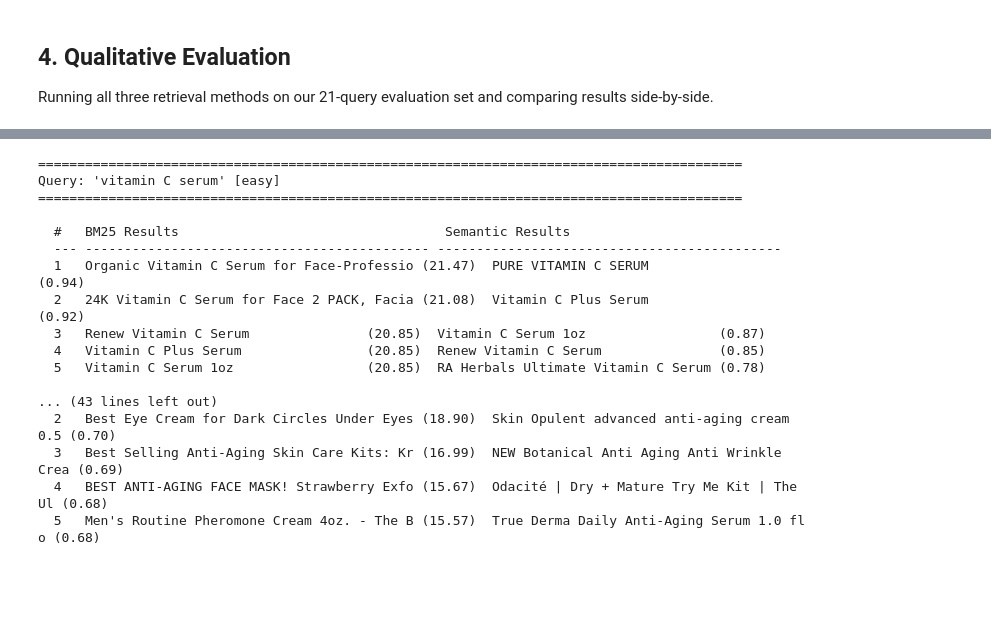
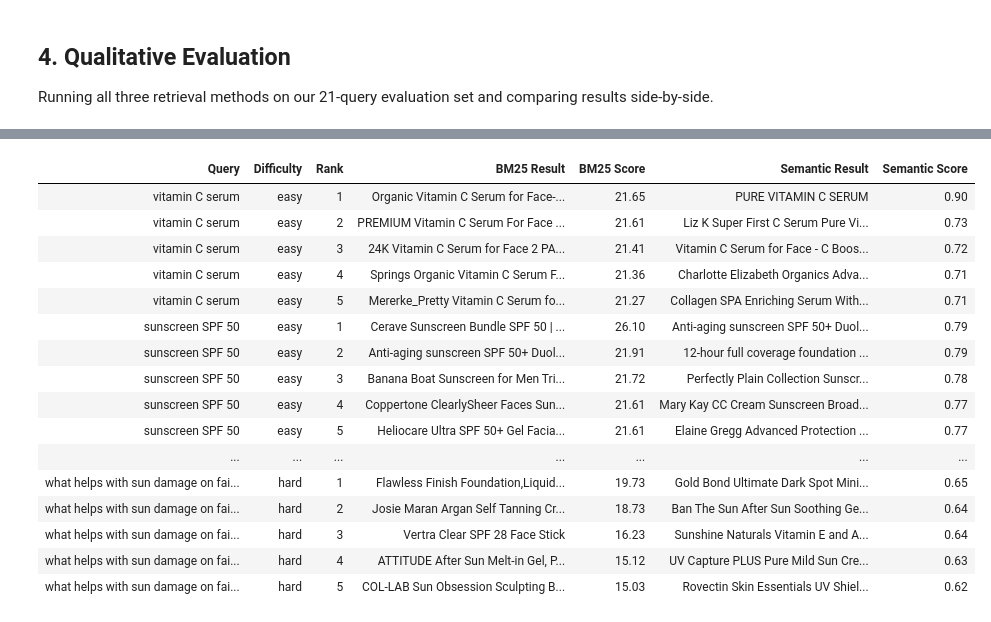
Before and after one commit to UBC-MDS/DSCI_575_project_willchh_jiromig, a Jupyter notebook: notebooks/milestone1_retrieval_evaluations.ipynb, the cells around one changed output, grey strips where cells are left out. Cells and saved outputs as stored; diff of their text form; code cells hidden in the pictures; blank space fills up the shorter version.

```diff
--- a/notebooks/milestone1_retrieval_evaluations.ipynb
+++ b/notebooks/milestone1_retrieval_evaluations.ipynb
@@ -212,48 +230,59 @@ Evaluated 21 queries across 3 methods
 # %%
 # Side-by-side comparison for 5 selected queries (mix of easy, medium, hard)
 sample_queries = [
     "vitamin C serum",                                  # easy
     "sunscreen SPF 50",                                 # easy
     "something to reduce acne scars",                   # medium
     "gentle cleanser for sensitive skin",               # medium
-    "best anti-aging routine for dry skin under $25",   # hard
+    "what helps with sun damage on fair skin"           # hard
 ]
 
+rows = []
 for query in sample_queries:
     difficulty = queries_df[queries_df["query"] == query]["difficulty"].values[0]
-    print(f"\n{'='*90}")
-    print(f"Query: '{query}' [{difficulty}]")
-    print(f"{'='*90}")
-
     bm25_res = bm25.search(query, top_k=5)
     sem_res = semantic.search(query, top_k=5)
+    for i in range(5):
+        rows.append({
+            "Query": query,
+            "Difficulty": difficulty,
+            "Rank": i + 1,
+            "BM25 Result": bm25_res[i]["title"] if i < len(bm25_res) else "N/A",
+            "BM25 Score": f"{bm25_res[i]['score']:.2f}" if i < len(bm25_res) else "",
+            "Semantic Result": sem_res[i]["title"] if i < len(sem_res) else "N/A",
+            "Semantic Score": f"{sem_res[i]['score']:.2f}" if i < len(sem_res) else "",
+        })
 
-    print(f"\n  {'#':<3} {'BM25 Results':<45} {'Semantic Results'}")
-    print(f"  {'---':<3} {'-'*44} {'-'*44}")
-    for i in range(5):
-        b_title = bm25_res[i]["title"][:42] if i < len(bm25_res) else "N/A"
-        b_score = f"({bm25_res[i]['score']:.2f})" if i < len(bm25_res) else ""
-        s_title = sem_res[i]["title"][:42] if i < len(sem_res) else "N/A"
-        s_score = f"({sem_res[i]['score']:.2f})" if i < len(sem_res) else ""
-        print(f"  {i+1:<3} {b_title:<35} {b_score:<8} {s_title:<35} {s_score}")
+comparison_df = pd.DataFrame(rows)
+
+diff_colors = {"easy": "background-color: #e8f5e9; color: black", "medium": "background-color: #fff3e0; color: black", "hard": "background-color: #ffebee; color: black"}
+
+with pd.option_context("display.max_colwidth", None):
+    display(
+        comparison_df.style
+        .map_index(lambda _: "text-align: left", axis=1)
+        .set_properties(**{"text-align": "left", "vertical-align": "top", "color": "black"})
+        .apply(lambda row: [diff_colors.get(row["Difficulty"], "")] * len(row), axis=1)
+        .hide(axis="index")
+    )
 # %% [output]
-==========================================================================================
-Query: 'vitamin C serum' [easy]
-==========================================================================================
-
-  #   BM25 Results                                  Semantic Results
-  --- -------------------------------------------- --------------------------------------------
-  1   Organic Vitamin C Serum for Face-Professio (21.47)  PURE VITAMIN C SERUM                (0.94)
-  2   24K Vitamin C Serum for Face 2 PACK, Facia (21.08)  Vitamin C Plus Serum                (0.92)
-  3   Renew Vitamin C Serum               (20.85)  Vitamin C Serum 1oz                 (0.87)
-  4   Vitamin C Plus Serum                (20.85)  Renew Vitamin C Serum               (0.85)
-  5   Vitamin C Serum 1oz                 (20.85)  RA Herbals Ultimate Vitamin C Serum (0.78)
-
-... (43 lines left out)
-  2   Best Eye Cream for Dark Circles Under Eyes (18.90)  Skin Opulent advanced anti-aging cream 0.5 (0.70)
-  3   Best Selling Anti-Aging Skin Care Kits: Kr (16.99)  NEW Botanical Anti Aging Anti Wrinkle Crea (0.69)
-  4   BEST ANTI-AGING FACE MASK! Strawberry Exfo (15.67)  Odacité | Dry + Mature Try Me Kit | The Ul (0.68)
-  5   Men's Routine Pheromone Cream 4oz. - The B (15.57)  True Derma Daily Anti-Aging Serum 1.0 fl o (0.68)
+| Query | Difficulty | Rank | BM25 Result | BM25 Score | Semantic Result | Semantic Score |
+| vitamin C serum | easy | 1 | Organic Vitamin C Serum for Face-... | 21.65 | PURE VITAMIN C SERUM | 0.90 |
+| vitamin C serum | easy | 2 | PREMIUM Vitamin C Serum For Face ... | 21.61 | Liz K Super First C Serum Pure Vi... | 0.73 |
+| vitamin C serum | easy | 3 | 24K Vitamin C Serum for Face 2 PA... | 21.41 | Vitamin C Serum for Face - C Boos... | 0.72 |
+| vitamin C serum | easy | 4 | Springs Organic Vitamin C Serum F... | 21.36 | Charlotte Elizabeth Organics Adva... | 0.71 |
+| vitamin C serum | easy | 5 | Mererke_Pretty Vitamin C Serum fo... | 21.27 | Collagen SPA Enriching Serum With... | 0.71 |
+| sunscreen SPF 50 | easy | 1 | Cerave Sunscreen Bundle SPF 50 | ... | 26.10 | Anti-aging sunscreen SPF 50+ Duol... | 0.79 |
+| sunscreen SPF 50 | easy | 2 | Anti-aging sunscreen SPF 50+ Duol... | 21.91 | 12-hour full coverage foundation ... | 0.79 |
+| sunscreen SPF 50 | easy | 3 | Banana Boat Sunscreen for Men Tri... | 21.72 | Perfectly Plain Collection Sunscr... | 0.78 |
+| sunscreen SPF 50 | easy | 4 | Coppertone ClearlySheer Faces Sun... | 21.61 | Mary Kay CC Cream Sunscreen Broad... | 0.77 |
+| sunscreen SPF 50 | easy | 5 | Heliocare Ultra SPF 50+ Gel Facia... | 21.61 | Elaine Gregg Advanced Protection ... | 0.77 |
+| ... | ... | ... | ... | ... | ... | ... |
+| what helps with sun damage on fai... | hard | 1 | Flawless Finish Foundation,Liquid... | 19.73 | Gold Bond Ultimate Dark Spot Mini... | 0.65 |
+| what helps with sun damage on fai... | hard | 2 | Josie Maran Argan Self Tanning Cr... | 18.73 | Ban The Sun After Sun Soothing Ge... | 0.64 |
+| what helps with sun damage on fai... | hard | 3 | Vertra Clear SPF 28 Face Stick | 16.23 | Sunshine Naturals Vitamin E and A... | 0.64 |
+| what helps with sun damage on fai... | hard | 4 | ATTITUDE After Sun Melt-in Gel, P... | 15.12 | UV Capture PLUS Pure Mild Sun Cre... | 0.63 |
+| what helps with sun damage on fai... | hard | 5 | COL-LAB Sun Obsession Sculpting B... | 15.03 | Rovectin Skin Essentials UV Shiel... | 0.62 |
 # %% [markdown]
 ### Discussion & Comparison: BM25 vs Semantic vs Hybrid
 
```
Also changed, not shown: parts of 9 cells of this notebook, 2 other files.
